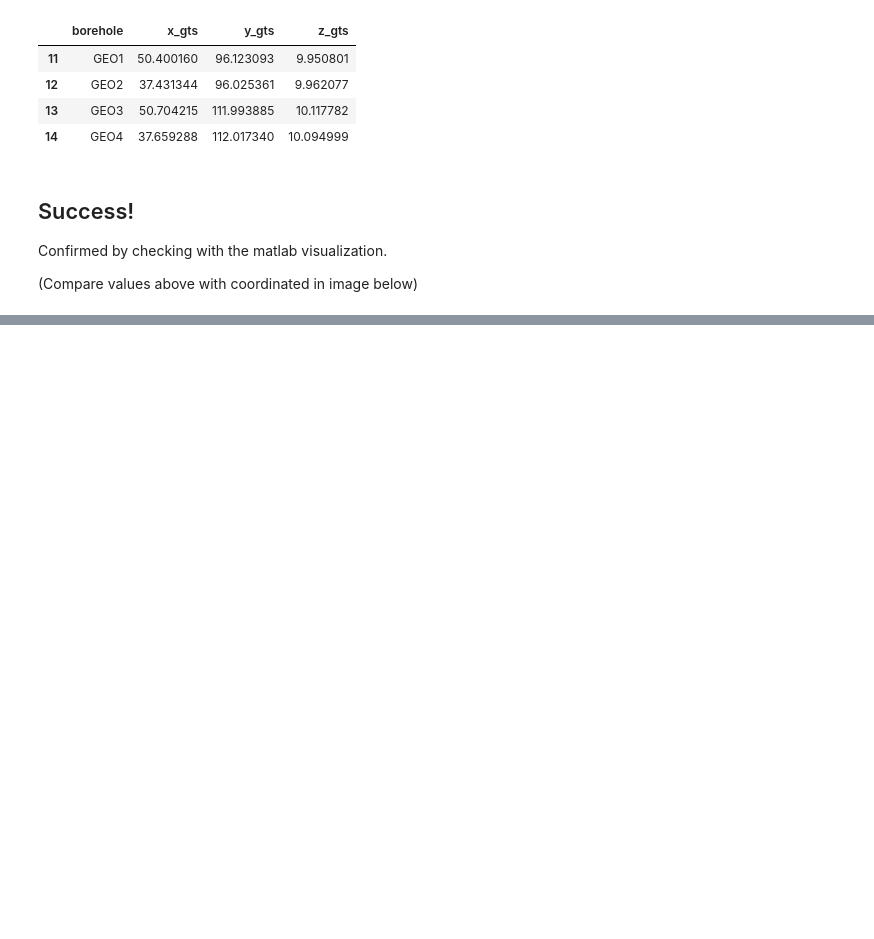
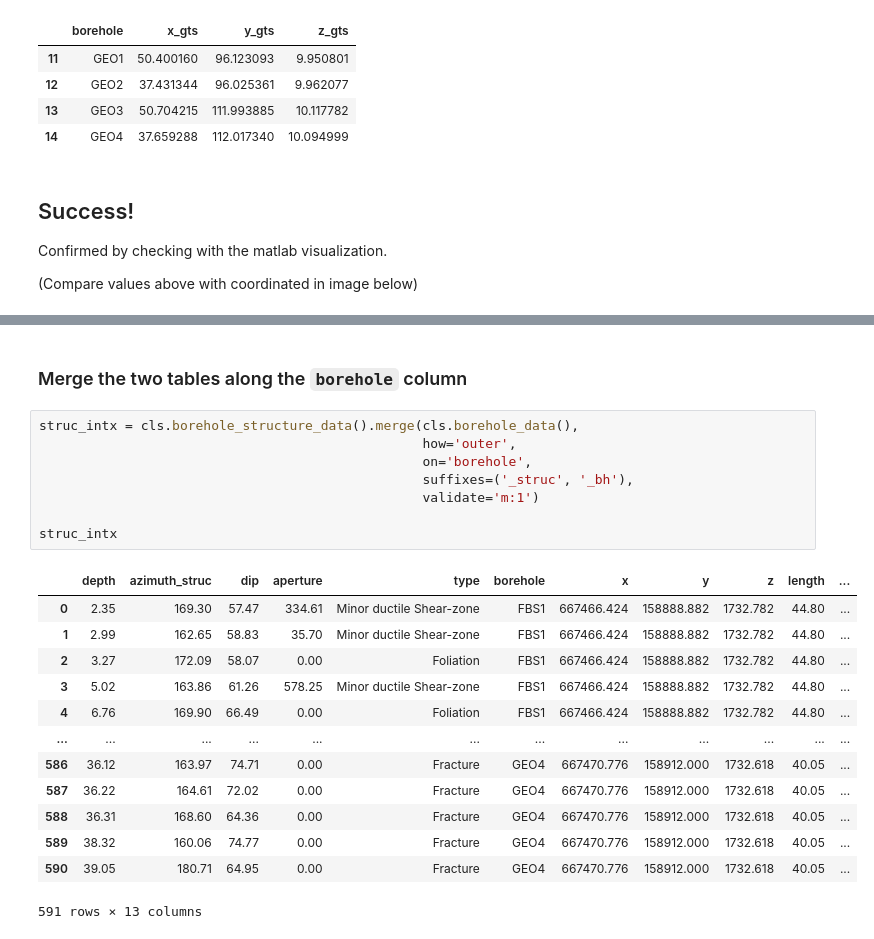
Before and after one commit to zhang-cugb/mastersproject, a Jupyter notebook: src/mastersproject/GTS/Method prototypes/extract borehole information.ipynb, the cells around one changed output, grey strips where cells are left out. Drawn from its saved outputs; the diff is of its cells as text; blank space fills up the shorter version.

```diff
--- a/src/mastersproject/GTS/Method prototypes/extract borehole information.ipynb
+++ b/src/mastersproject/GTS/Method prototypes/extract borehole information.ipynb
@@ -256,0 +249,24 @@ Confirmed by checking with the matlab visualization.
+# %% [markdown]
+### Merge the two tables along the `borehole` column
+# %%
+struc_intx = cls.borehole_structure_data().merge(cls.borehole_data(),
+                                                 how='outer',
+                                                 on='borehole',
+                                                 suffixes=('_struc', '_bh'),
+                                                 validate='m:1')
+
+struc_intx
+# %% [output]
+|  | depth | azimuth_struc | dip | aperture | type | borehole | x | y | z | length | ... |
+| 0 | 2.35 | 169.30 | 57.47 | 334.61 | Minor ductile Shear-zone | FBS1 | 667466.424 | 158888.882 | 1732.782 | 44.80 | ... |
+| 1 | 2.99 | 162.65 | 58.83 | 35.70 | Minor ductile Shear-zone | FBS1 | 667466.424 | 158888.882 | 1732.782 | 44.80 | ... |
+| 2 | 3.27 | 172.09 | 58.07 | 0.00 | Foliation | FBS1 | 667466.424 | 158888.882 | 1732.782 | 44.80 | ... |
+| 3 | 5.02 | 163.86 | 61.26 | 578.25 | Minor ductile Shear-zone | FBS1 | 667466.424 | 158888.882 | 1732.782 | 44.80 | ... |
+| 4 | 6.76 | 169.90 | 66.49 | 0.00 | Foliation | FBS1 | 667466.424 | 158888.882 | 1732.782 | 44.80 | ... |
+| ... | ... | ... | ... | ... | ... | ... | ... | ... | ... | ... | ... |
+| 586 | 36.12 | 163.97 | 74.71 | 0.00 | Fracture | GEO4 | 667470.776 | 158912.000 | 1732.618 | 40.05 | ... |
+| 587 | 36.22 | 164.61 | 72.02 | 0.00 | Fracture | GEO4 | 667470.776 | 158912.000 | 1732.618 | 40.05 | ... |
+| 588 | 36.31 | 168.60 | 64.36 | 0.00 | Fracture | GEO4 | 667470.776 | 158912.000 | 1732.618 | 40.05 | ... |
+| 589 | 38.32 | 160.06 | 74.77 | 0.00 | Fracture | GEO4 | 667470.776 | 158912.000 | 1732.618 | 40.05 | ... |
+| 590 | 39.05 | 180.71 | 64.95 | 0.00 | Fracture | GEO4 | 667470.776 | 158912.000 | 1732.618 | 40.05 | ... |
+591 rows × 13 columns
```
Also changed, not shown: parts of 23 cells of this notebook, 1 other file.
